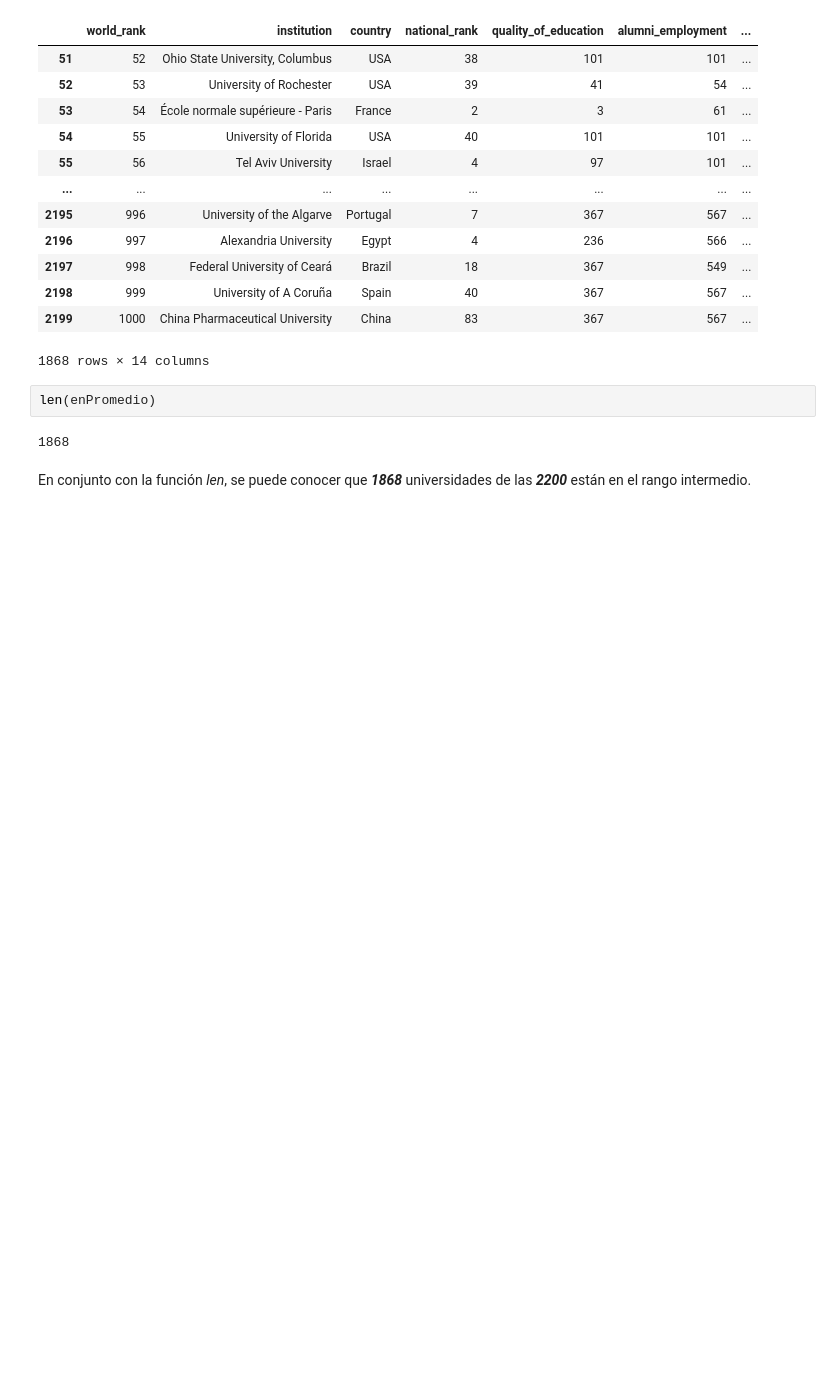
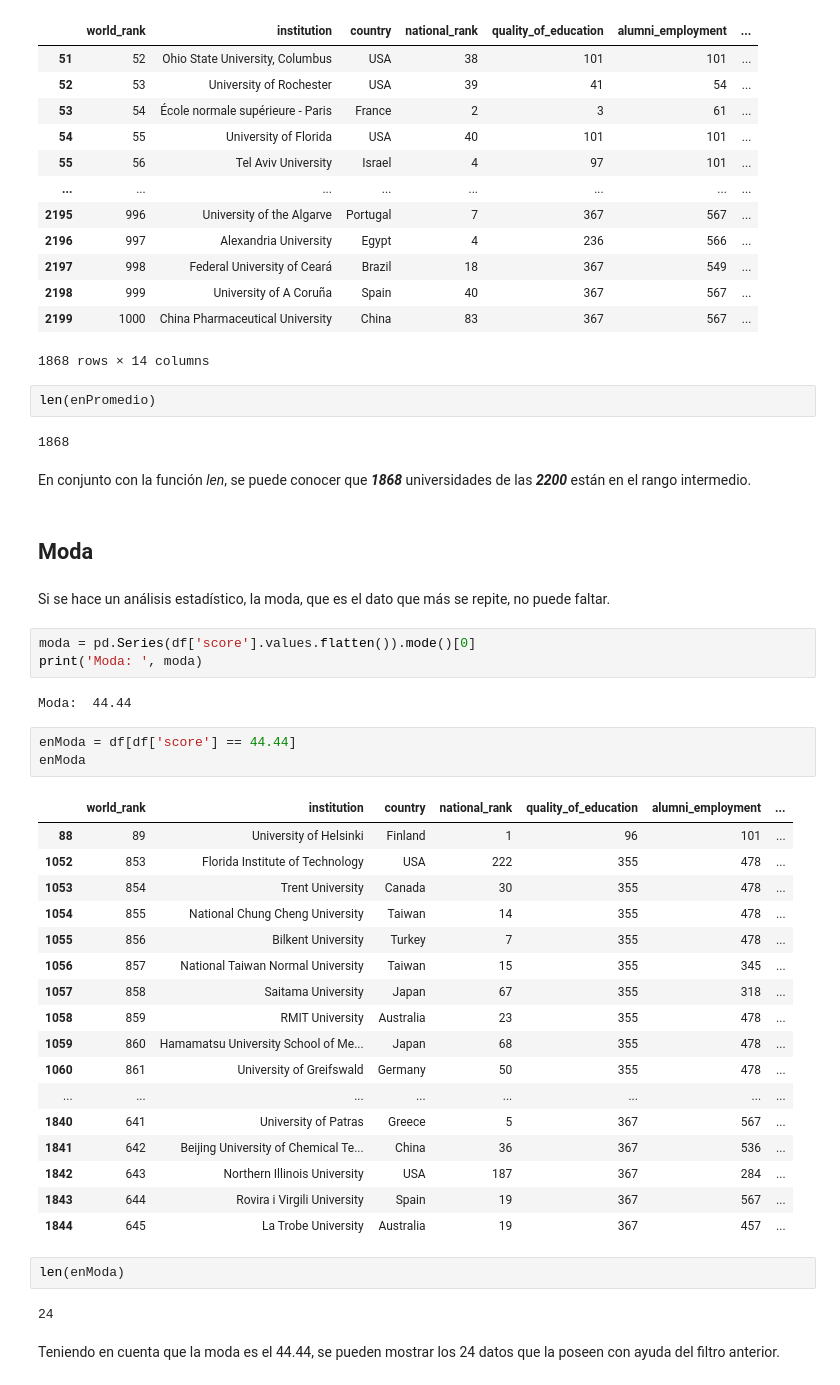
Before and after one commit to Zsaos/Laboratorio_A01706695, a Jupyter notebook: Análisis de Datos.ipynb, the cells around one changed output. Drawn from its saved outputs; the diff is of its cells as text; blank space fills up the shorter version.

Commit message:
Se añade la operación de moda.

```diff
--- a/Análisis de Datos.ipynb
+++ b/Análisis de Datos.ipynb
@@ -115,3 +115,39 @@ len(enPromedio)
 1868
 # %% [markdown]
 En conjunto con la función *len*, se puede conocer que ***1868*** universidades de las ***2200*** están en el rango intermedio.
+# %% [markdown]
+## Moda
+# %% [markdown]
+Si se hace un análisis estadístico, la moda, que es el dato que más se repite, no puede faltar.
+# %%
+moda = pd.Series(df['score'].values.flatten()).mode()[0]
+print('Moda: ', moda)
+# %% [output]
+Moda:  44.44
+# %%
+enModa = df[df['score'] == 44.44]
+enModa
+# %% [output]
+|  | world_rank | institution | country | national_rank | quality_of_education | alumni_employment | ... |
+| 88 | 89 | University of Helsinki | Finland | 1 | 96 | 101 | ... |
+| 1052 | 853 | Florida Institute of Technology | USA | 222 | 355 | 478 | ... |
+| 1053 | 854 | Trent University | Canada | 30 | 355 | 478 | ... |
+| 1054 | 855 | National Chung Cheng University | Taiwan | 14 | 355 | 478 | ... |
+| 1055 | 856 | Bilkent University | Turkey | 7 | 355 | 478 | ... |
+| 1056 | 857 | National Taiwan Normal University | Taiwan | 15 | 355 | 345 | ... |
+| 1057 | 858 | Saitama University | Japan | 67 | 355 | 318 | ... |
+| 1058 | 859 | RMIT University | Australia | 23 | 355 | 478 | ... |
+| 1059 | 860 | Hamamatsu University School of Me... | Japan | 68 | 355 | 478 | ... |
+| 1060 | 861 | University of Greifswald | Germany | 50 | 355 | 478 | ... |
+| ... | ... | ... | ... | ... | ... | ... | ... |
+| 1840 | 641 | University of Patras | Greece | 5 | 367 | 567 | ... |
+| 1841 | 642 | Beijing University of Chemical Te... | China | 36 | 367 | 536 | ... |
+| 1842 | 643 | Northern Illinois University | USA | 187 | 367 | 284 | ... |
+| 1843 | 644 | Rovira i Virgili University | Spain | 19 | 367 | 567 | ... |
+| 1844 | 645 | La Trobe University | Australia | 19 | 367 | 457 | ... |
+# %%
+len(enModa)
+# %% [output]
+24
+# %% [markdown]
+Teniendo en cuenta que la moda es el 44.44, se pueden mostrar los 24 datos que la poseen con ayuda del filtro anterior.
```
